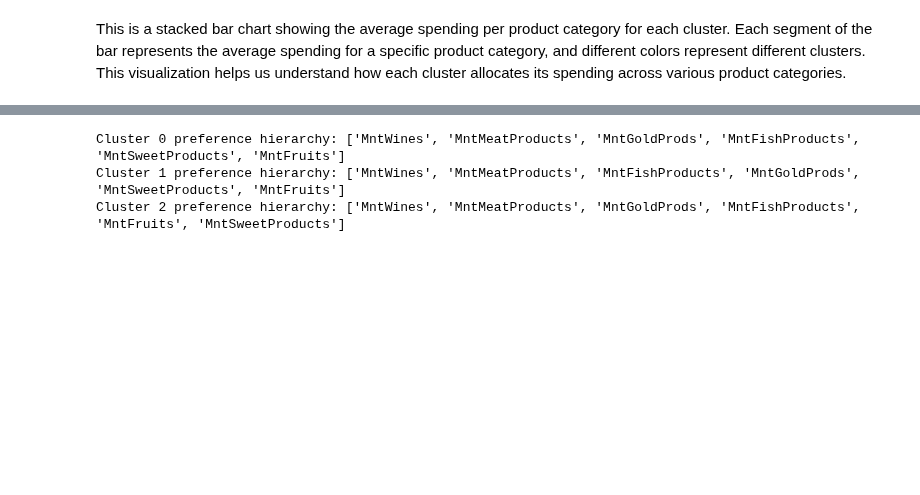
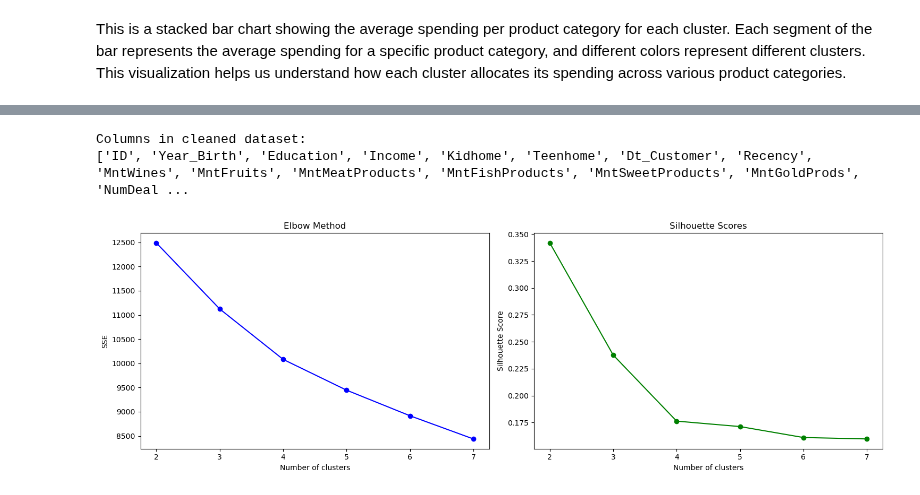
Before and after one commit to martinaainembabazi/GROUP-D-DATA-SCIENCE-PROJECT-ON-CUSTOMER-SEGMENTATION, a Jupyter notebook: customersegmentation.ipynb, the cells around one changed output, grey strips where cells are left out. Cells and saved outputs as stored; diff of their text form; code cells hidden in the pictures; blank space fills up the shorter version.

```diff
--- a/customersegmentation.ipynb
+++ b/customersegmentation.ipynb
@@ -894,17 +885,54 @@ Name: Income, dtype: float64
-# %%
-#order of product preference per category
-# Dictionary to store cluster-wise hierarchy
-cluster_hierarchy = {}
-cluster_means.drop('Total_Spending', axis=1, inplace=True)  # Drop Total_Spending for hierarchy
-# Loop through each cluster and sort categories
-for cluster_id in cluster_means.index:
-    sorted_categories = cluster_means.loc[cluster_id].sort_values(ascending=False).index.tolist()
-    cluster_hierarchy[cluster_id] = sorted_categories
-
-# Display the result
-for cluster, preferences in cluster_hierarchy.items():
-    print(f"Cluster {cluster} preference hierarchy: {preferences}")
-# %% [output]
-Cluster 0 preference hierarchy: ['MntWines', 'MntMeatProducts', 'MntGoldProds', 'MntFishProducts', 'MntSweetProducts', 'MntFruits']
-Cluster 1 preference hierarchy: ['MntWines', 'MntMeatProducts', 'MntFishProducts', 'MntGoldProds', 'MntSweetProducts', 'MntFruits']
-Cluster 2 preference hierarchy: ['MntWines', 'MntMeatProducts', 'MntGoldProds', 'MntFishProducts', 'MntFruits', 'MntSweetProducts']
+# %%
+df = pd.read_csv('featured_customer_segmentation.csv')
+print("Columns in cleaned dataset:")
+print(df.columns.tolist())
+cluster_features = [
+    'Total_Spending',
+    'Income',
+    'Recency',
+    'Age',
+    'Total_Dependents',
+    'WebPurchaseRatio',
+    'NumStorePurchases',
+    'MntWines',
+    'MntMeatProducts'
+]
+# %% [output]
+Columns in cleaned dataset:
+['ID', 'Year_Birth', 'Education', 'Income', 'Kidhome', 'Teenhome', 'Dt_Customer', 'Recency', 'MntWines', 'MntFruits', 'MntMeatProducts', 'MntFishProducts', 'MntSweetProducts', 'MntGoldProds', 'NumDeal ...
+# %%
+scaler = StandardScaler()
+X_scaled = scaler.fit_transform(df[cluster_features])
+# %%
+from sklearn.cluster import KMeans
+from sklearn.metrics import silhouette_score
+
+sse = []
+sil_scores = []
+k_range = range(2, 8)
+
+for k in k_range:
+    kmeans = KMeans(n_clusters=k, random_state=42, n_init=10)
+    kmeans.fit(X_scaled)
+    sse.append(kmeans.inertia_)
+
+    # Always calculate silhouette for k>1
+    sil_scores.append(silhouette_score(X_scaled, kmeans.labels_))
+
+# 4. Visualization (Elbow + Silhouette) - FIXED
+plt.figure(figsize=(15, 5))
+plt.subplot(1, 2, 1)
+plt.plot(k_range, sse, 'bo-')
+plt.title('Elbow Method')
+plt.xlabel('Number of clusters')
+plt.ylabel('SSE')
+
+plt.subplot(1, 2, 2)
+plt.plot(k_range, sil_scores, 'go-')  # Use same k_range for both
+plt.title('Silhouette Scores')
+plt.xlabel('Number of clusters')
+plt.ylabel('Silhouette Score')
+plt.tight_layout()
+plt.show()
+# %% [output]
+[figure, added]
```
Also changed, not shown: parts of 19 cells of this notebook, 1 other file.
